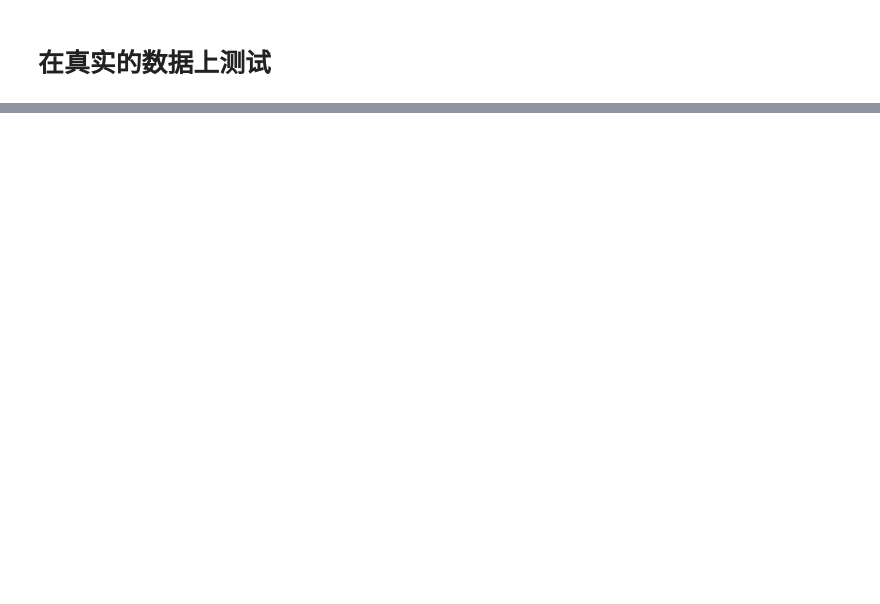
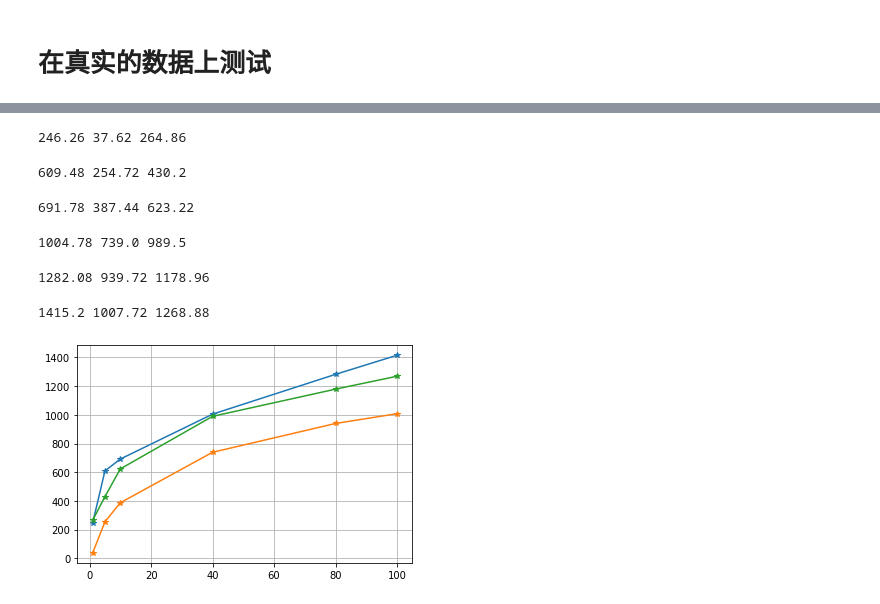
Before and after one commit to FeiGSSS/DMP_DQN, a Jupyter notebook: Verify_Learned_Q_net.ipynb, the cells around one changed output, grey strips where cells are left out. Cells and saved outputs as stored; diff of their text form; code cells hidden in the pictures; blank space fills up the shorter version.

```diff
--- a/Verify_Learned_Q_net.ipynb
+++ b/Verify_Learned_Q_net.ipynb
@@ -202,2 +219,0 @@ simulation(edge_index, edge_weight, q_seed, mc=50)
-# %%
-imm_seed, imm_spread = IMM_infer(K=10)
@@ -236,4 +219,0 @@ before_IMM(edge_index, edge_weight)
-# %%
-%%time
-imm_seed, imm_spread = IMM_infer(K=10)
-print(imm_seed)
@@ -251,0 +220,38 @@ Wall time: 1.64 s
+# %%
+IMM_K = []
+Q_K = []
+Random_K = []
+
+K_range = [1, 5, 10, 40, 80, 100]
+before_IMM(edge_index, edge_weight)
+degree = tg.utils.degree(graph.edge_index[0]).int().numpy()
+node_by_degree = degree.argsort().tolist()[::-1]
+
+for K in K_range:
+    random_seed = node_by_degree[:K]
+    imm_seed, imm_spread = IMM_infer(K=K)
+    q_seed = Q_infer(agent, graph, K=K)
+
+    imm_simu = simulation(edge_index, edge_weight, imm_seed, mc=50)
+    random_simu = simulation(edge_index, edge_weight, random_seed, mc=50)
+    q_simu = simulation(edge_index, edge_weight, q_seed, mc=50)
+    print(imm_simu, q_simu, random_simu)
+
+    IMM_K.append((imm_seed, imm_simu))
+    Q_K.append((q_seed, q_simu))
+    Random_K.append((random_seed, random_simu))
+
+
+plt.plot(K_range, [s[1] for s in IMM_K], "-*")
+plt.plot(K_range, [s[1] for s in Q_K], "-*")
+plt.plot(K_range, [s[1] for s in Random_K], "-*")
+plt.grid(True)
+plt.show()
+# %% [output]
+246.26 37.62 264.86
+609.48 254.72 430.2
+691.78 387.44 623.22
+1004.78 739.0 989.5
+1282.08 939.72 1178.96
+1415.2 1007.72 1268.88
+[figure, added]
```
Also changed, not shown: parts of 14 cells of this notebook.
